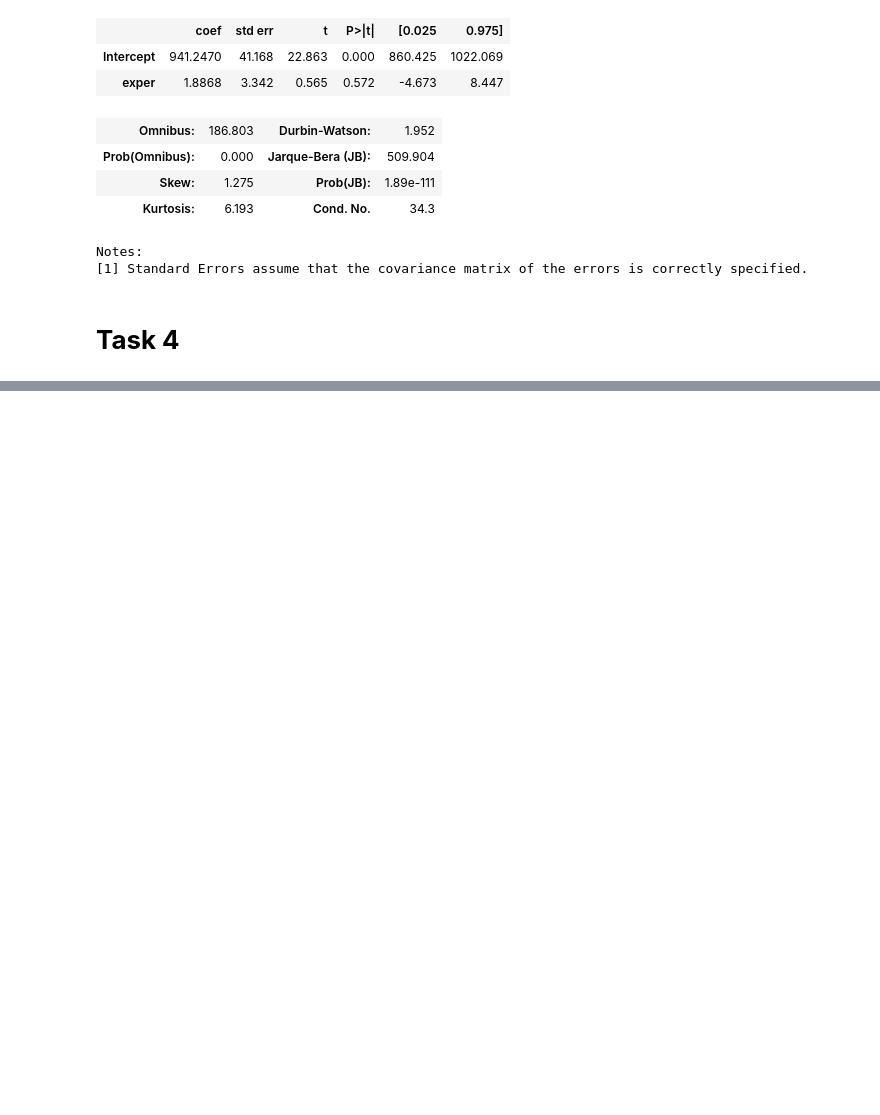
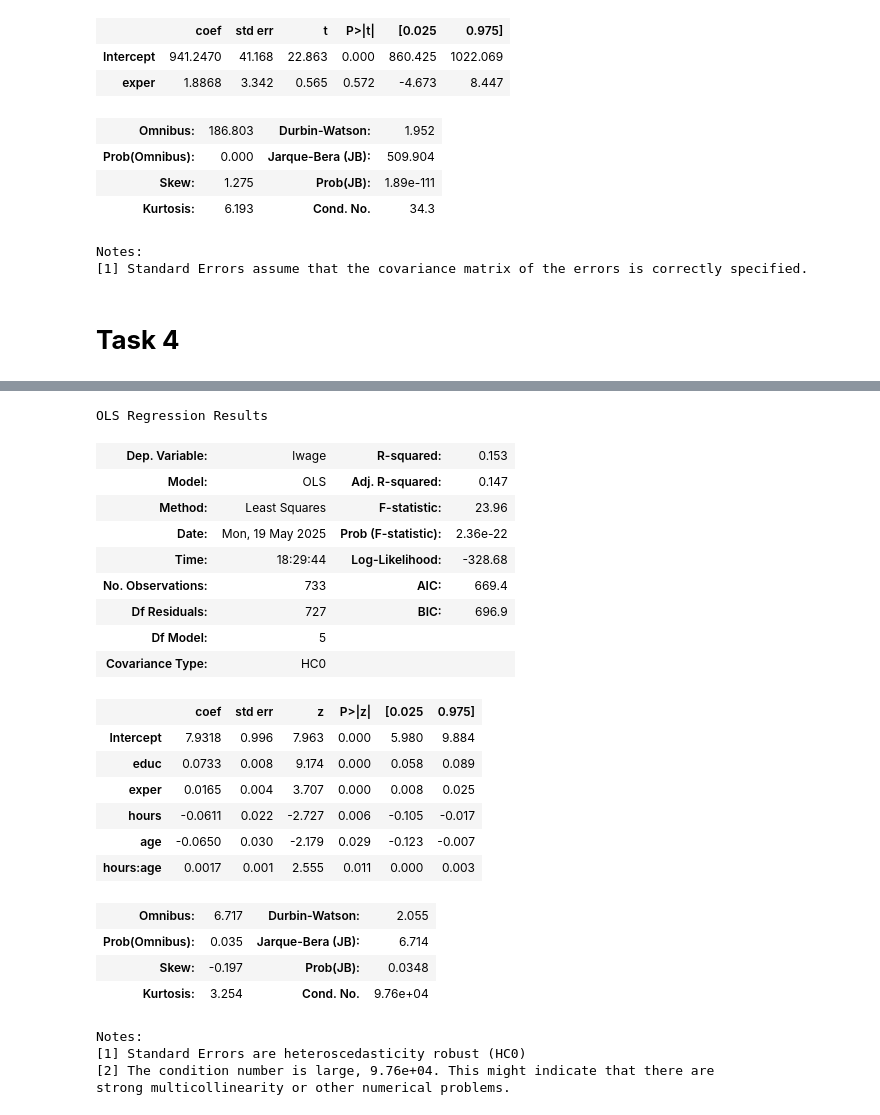
Before and after one commit to Kasperclowes/QBUS2810-Group-11, a Jupyter notebook: QBUS2810_Group_11.ipynb, the cells around one changed output, grey strips where cells are left out. Saved outputs shown, nothing was run; the diff lists cells and outputs as text; code cells hidden in the pictures; blank space fills up the shorter version.

```diff
--- a/QBUS2810_Group_11.ipynb
+++ b/QBUS2810_Group_11.ipynb
@@ -660,0 +671,29 @@ The model explains approximately 17.8% of the variation in log-wage and supports
+# %%
+model = smf.ols('lwage ~ educ + exper + hours + age  + hours:age', data=train).fit(cov_type = 'HC0')
+model.summary()
+# %% [output]
+OLS Regression Results
+| Dep. Variable: | lwage | R-squared: | 0.153 |
+| Model: | OLS | Adj. R-squared: | 0.147 |
+| Method: | Least Squares | F-statistic: | 23.96 |
+| Date: | Mon, 19 May 2025 | Prob (F-statistic): | 2.36e-22 |
+| Time: | 18:29:44 | Log-Likelihood: | -328.68 |
+| No. Observations: | 733 | AIC: | 669.4 |
+| Df Residuals: | 727 | BIC: | 696.9 |
+| Df Model: | 5 |  |  |
+| Covariance Type: | HC0 |  |  |
+|  | coef | std err | z | P>|z| | [0.025 | 0.975] |
+| Intercept | 7.9318 | 0.996 | 7.963 | 0.000 | 5.980 | 9.884 |
+| educ | 0.0733 | 0.008 | 9.174 | 0.000 | 0.058 | 0.089 |
+| exper | 0.0165 | 0.004 | 3.707 | 0.000 | 0.008 | 0.025 |
+| hours | -0.0611 | 0.022 | -2.727 | 0.006 | -0.105 | -0.017 |
+| age | -0.0650 | 0.030 | -2.179 | 0.029 | -0.123 | -0.007 |
+| hours:age | 0.0017 | 0.001 | 2.555 | 0.011 | 0.000 | 0.003 |
+| Omnibus: | 6.717 | Durbin-Watson: | 2.055 |
+| Prob(Omnibus): | 0.035 | Jarque-Bera (JB): | 6.714 |
+| Skew: | -0.197 | Prob(JB): | 0.0348 |
+| Kurtosis: | 3.254 | Cond. No. | 9.76e+04 |
+Notes:
+[1] Standard Errors are heteroscedasticity robust (HC0)
+[2] The condition number is large, 9.76e+04. This might indicate that there are
+strong multicollinearity or other numerical problems.
```
Also changed, not shown: parts of 10 cells of this notebook.
